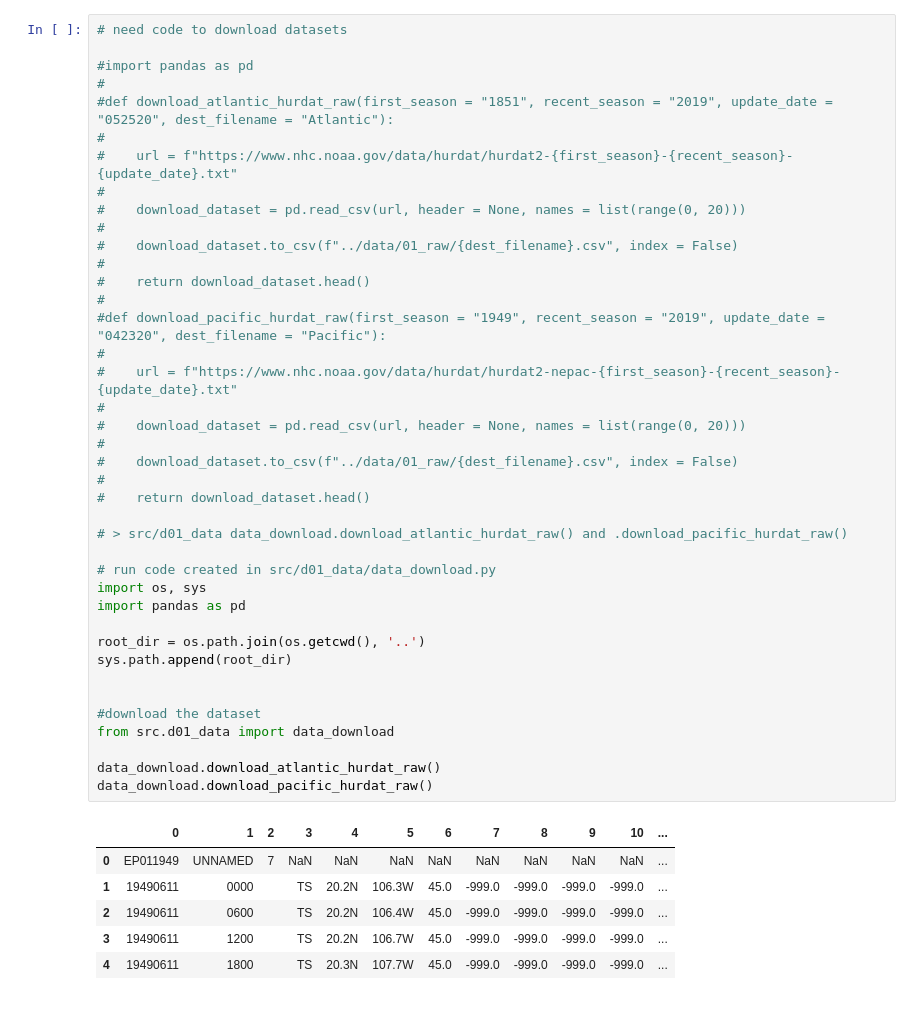
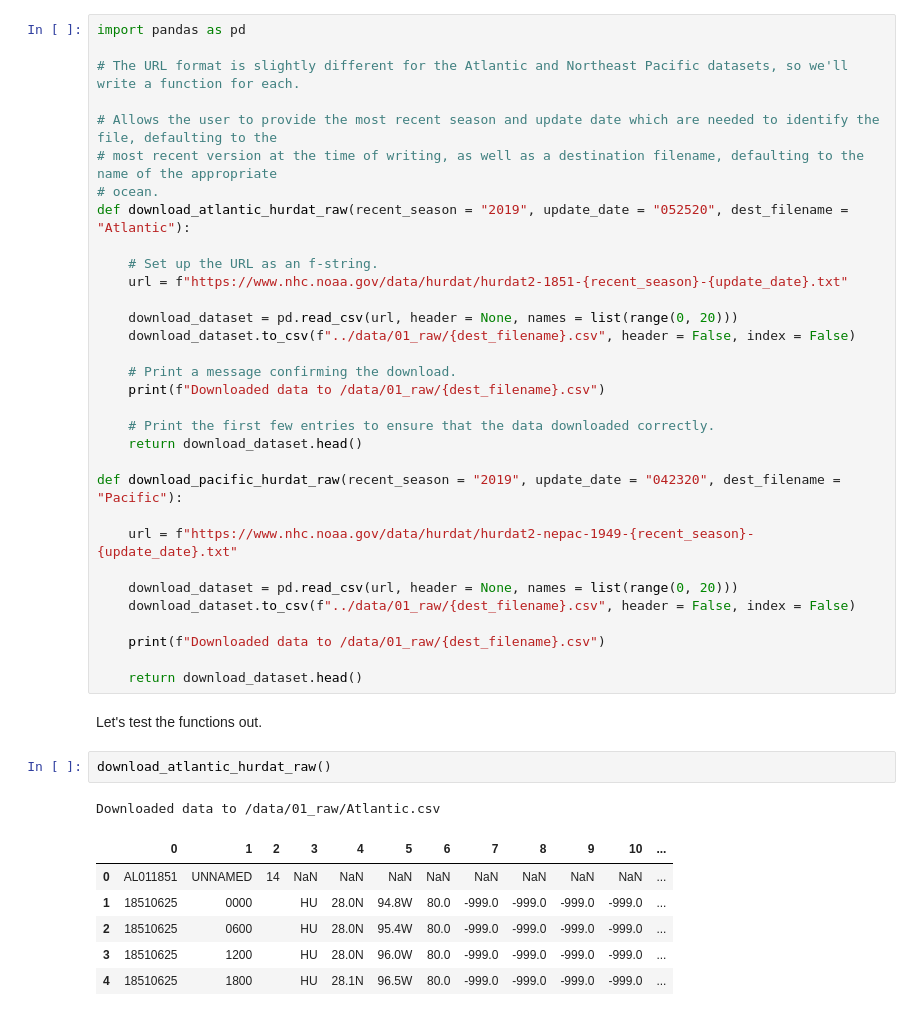
Before and after one commit to bmfeciura/hurricane-frequency, a Jupyter notebook: notebooks/2020_07_31.ipynb, the cells around one changed output. Cells and saved outputs as stored; diff of their text form.

Commit message:
all notebooks annotated, readme prepared, ready for first GitHub push

```diff
--- a/notebooks/2020_07_31.ipynb
+++ b/notebooks/2020_07_31.ipynb
@@ -1,47 +17,44 @@
 # %%
-# need code to download datasets
-
-#import pandas as pd
-#
-#def download_atlantic_hurdat_raw(first_season = "1851", recent_season = "2019", update_date = "052520", dest_filename = "Atlantic"):
-#
-#    url = f"https://www.nhc.noaa.gov/data/hurdat/hurdat2-{first_season}-{recent_season}-{update_date}.txt"
-#
-#    download_dataset = pd.read_csv(url, header = None, names = list(range(0, 20)))
-#
-#    download_dataset.to_csv(f"../data/01_raw/{dest_filename}.csv", index = False)
-#
-#    return download_dataset.head()
-#
-#def download_pacific_hurdat_raw(first_season = "1949", recent_season = "2019", update_date = "042320", dest_filename = "Pacific"):
-#
-#    url = f"https://www.nhc.noaa.gov/data/hurdat/hurdat2-nepac-{first_season}-{recent_season}-{update_date}.txt"
-#
-#    download_dataset = pd.read_csv(url, header = None, names = list(range(0, 20)))
-#
-#    download_dataset.to_csv(f"../data/01_raw/{dest_filename}.csv", index = False)
-#
-#    return download_dataset.head()
-
-# > src/d01_data data_download.download_atlantic_hurdat_raw() and .download_pacific_hurdat_raw()
-
-# run code created in src/d01_data/data_download.py
-import os, sys
 import pandas as pd
 
-root_dir = os.path.join(os.getcwd(), '..')
-sys.path.append(root_dir)
+# The URL format is slightly different for the Atlantic and Northeast Pacific datasets, so we'll write a function for each.
 
+# Allows the user to provide the most recent season and update date which are needed to identify the file, defaulting to the
+# most recent version at the time of writing, as well as a destination filename, defaulting to the name of the appropriate
+# ocean.
+def download_atlantic_hurdat_raw(recent_season = "2019", update_date = "052520", dest_filename = "Atlantic"):
 
-#download the dataset
-from src.d01_data import data_download
+    # Set up the URL as an f-string.
+    url = f"https://www.nhc.noaa.gov/data/hurdat/hurdat2-1851-{recent_season}-{update_date}.txt"
 
-data_download.download_atlantic_hurdat_raw()
-data_download.download_pacific_hurdat_raw()
+    download_dataset = pd.read_csv(url, header = None, names = list(range(0, 20)))
+    download_dataset.to_csv(f"../data/01_raw/{dest_filename}.csv", header = False, index = False)
+
+    # Print a message confirming the download.
+    print(f"Downloaded data to /data/01_raw/{dest_filename}.csv")
+
+    # Print the first few entries to ensure that the data downloaded correctly.
+    return download_dataset.head()
+
+def download_pacific_hurdat_raw(recent_season = "2019", update_date = "042320", dest_filename = "Pacific"):
+
+    url = f"https://www.nhc.noaa.gov/data/hurdat/hurdat2-nepac-1949-{recent_season}-{update_date}.txt"
+
+    download_dataset = pd.read_csv(url, header = None, names = list(range(0, 20)))
+    download_dataset.to_csv(f"../data/01_raw/{dest_filename}.csv", header = False, index = False)
+
+    print(f"Downloaded data to /data/01_raw/{dest_filename}.csv")
+
+    return download_dataset.head()
-# %% [output]
-|  | 0 | 1 | 2 | 3 | 4 | 5 | 6 | 7 | 8 | 9 | 10 | ... |
-| 0 | EP011949 | UNNAMED | 7 | NaN | NaN | NaN | NaN | NaN | NaN | NaN | NaN | ... |
-| 1 | 19490611 | 0000 |  | TS | 20.2N | 106.3W | 45.0 | -999.0 | -999.0 | -999.0 | -999.0 | ... |
-| 2 | 19490611 | 0600 |  | TS | 20.2N | 106.4W | 45.0 | -999.0 | -999.0 | -999.0 | -999.0 | ... |
-| 3 | 19490611 | 1200 |  | TS | 20.2N | 106.7W | 45.0 | -999.0 | -999.0 | -999.0 | -999.0 | ... |
-| 4 | 19490611 | 1800 |  | TS | 20.3N | 107.7W | 45.0 | -999.0 | -999.0 | -999.0 | -999.0 | ... |
+# %% [markdown]
+Let's test the functions out.
+# %%
+download_atlantic_hurdat_raw()
+# %% [output]
+Downloaded data to /data/01_raw/Atlantic.csv
+|  | 0 | 1 | 2 | 3 | 4 | 5 | 6 | 7 | 8 | 9 | 10 | ... |
+| 0 | AL011851 | UNNAMED | 14 | NaN | NaN | NaN | NaN | NaN | NaN | NaN | NaN | ... |
+| 1 | 18510625 | 0000 |  | HU | 28.0N | 94.8W | 80.0 | -999.0 | -999.0 | -999.0 | -999.0 | ... |
+| 2 | 18510625 | 0600 |  | HU | 28.0N | 95.4W | 80.0 | -999.0 | -999.0 | -999.0 | -999.0 | ... |
+| 3 | 18510625 | 1200 |  | HU | 28.0N | 96.0W | 80.0 | -999.0 | -999.0 | -999.0 | -999.0 | ... |
+| 4 | 18510625 | 1800 |  | HU | 28.1N | 96.5W | 80.0 | -999.0 | -999.0 | -999.0 | -999.0 | ... |
```
Also changed, not shown: parts of 10 cells of this notebook, 39 other files.
